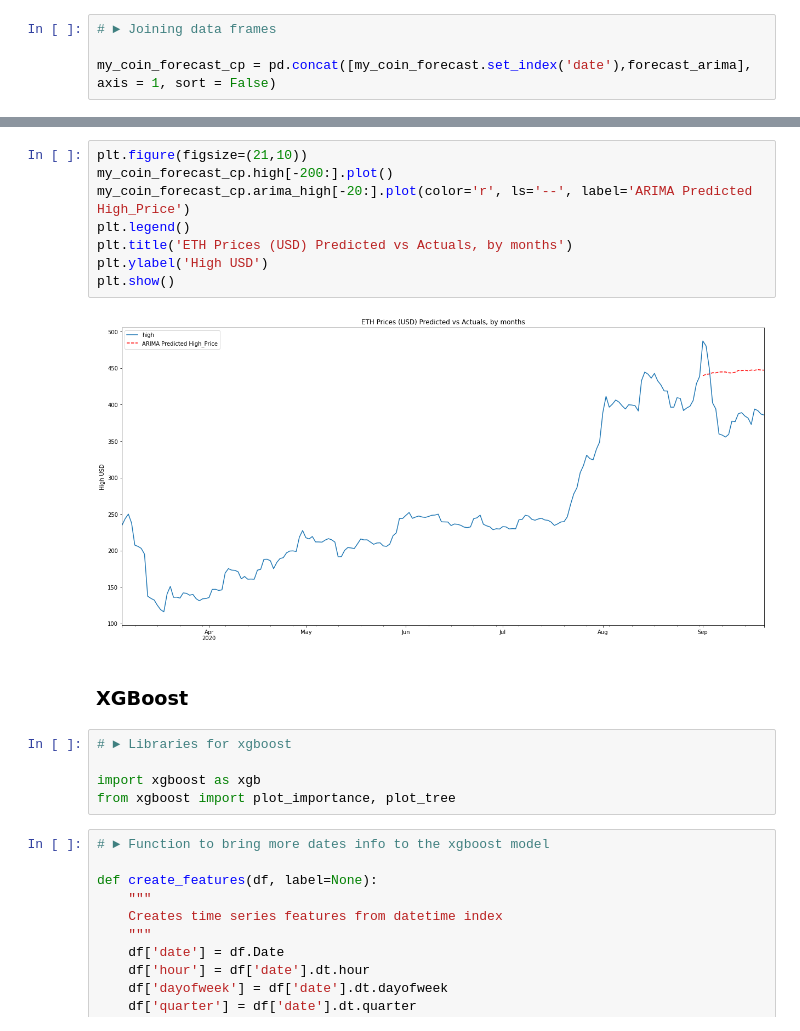
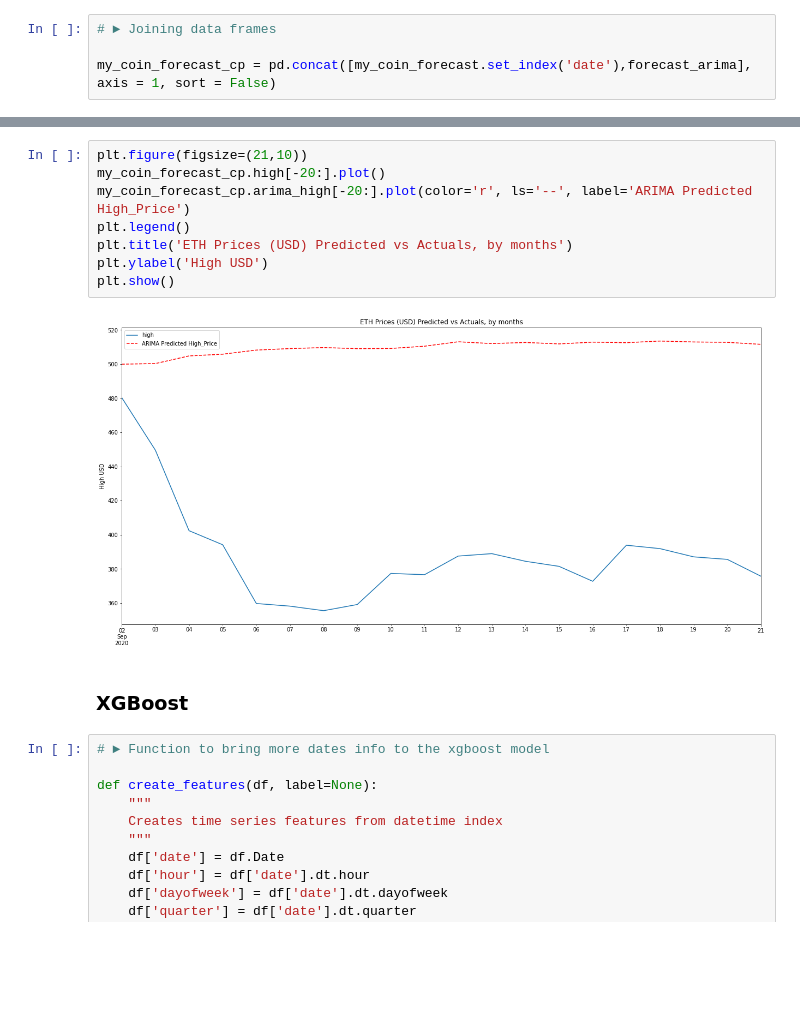
Before and after one commit to juan-ivan-NV/Btc_trading, a Jupyter notebook: Data_extraction_and_models_comparison.ipynb, the cells around one changed output, grey strips where cells are left out. Cells and saved outputs as stored; diff of their text form; blank space fills up the shorter version.

```diff
--- a/Data_extraction_and_models_comparison.ipynb
+++ b/Data_extraction_and_models_comparison.ipynb
@@ -360,20 +366,15 @@ my_coin_forecast_cp.tail()
 # %%
 plt.figure(figsize=(21,10))
-my_coin_forecast_cp.high[-200:].plot()
+my_coin_forecast_cp.high[-20:].plot()
 my_coin_forecast_cp.arima_high[-20:].plot(color='r', ls='--', label='ARIMA Predicted High_Price')
 plt.legend()
 plt.title('ETH Prices (USD) Predicted vs Actuals, by months')
 plt.ylabel('High USD')
 plt.show()
 # %% [output]
-[figure, old version]
+[figure, new version]
 # %% [markdown]
 ### XGBoost
-# %%
-# ► Libraries for xgboost
-
-import xgboost as xgb
-from xgboost import plot_importance, plot_tree
 # %%
 # ► Function to bring more dates info to the xgboost model
 
```
Also changed, not shown: parts of 18 cells of this notebook.
